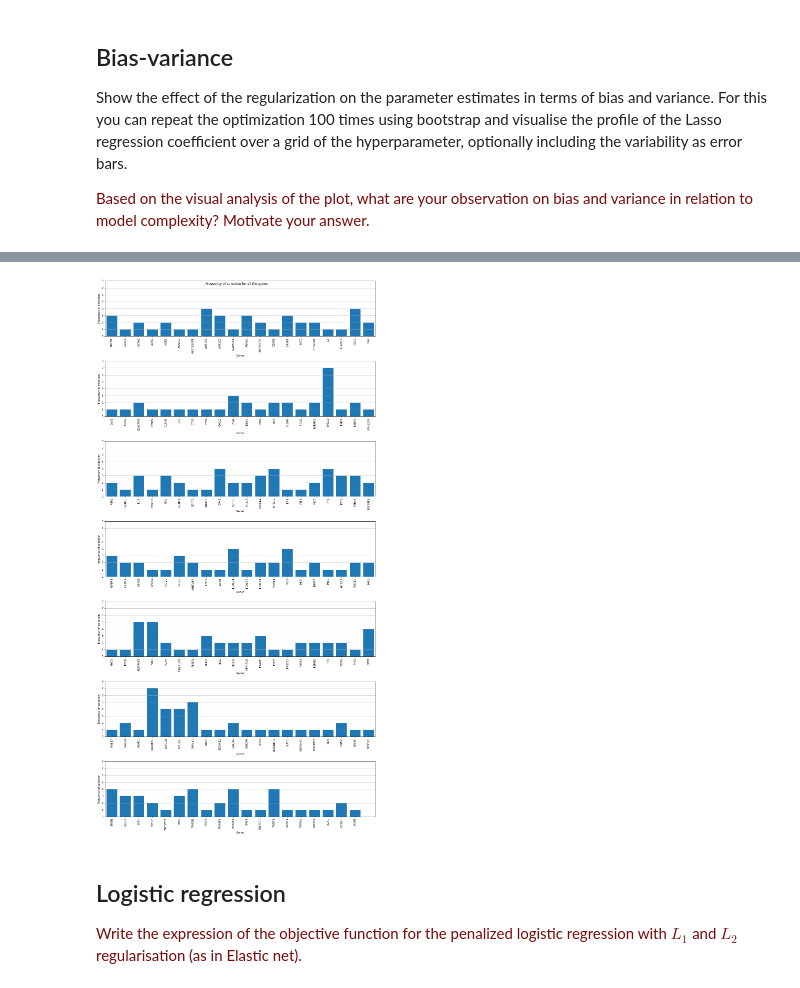
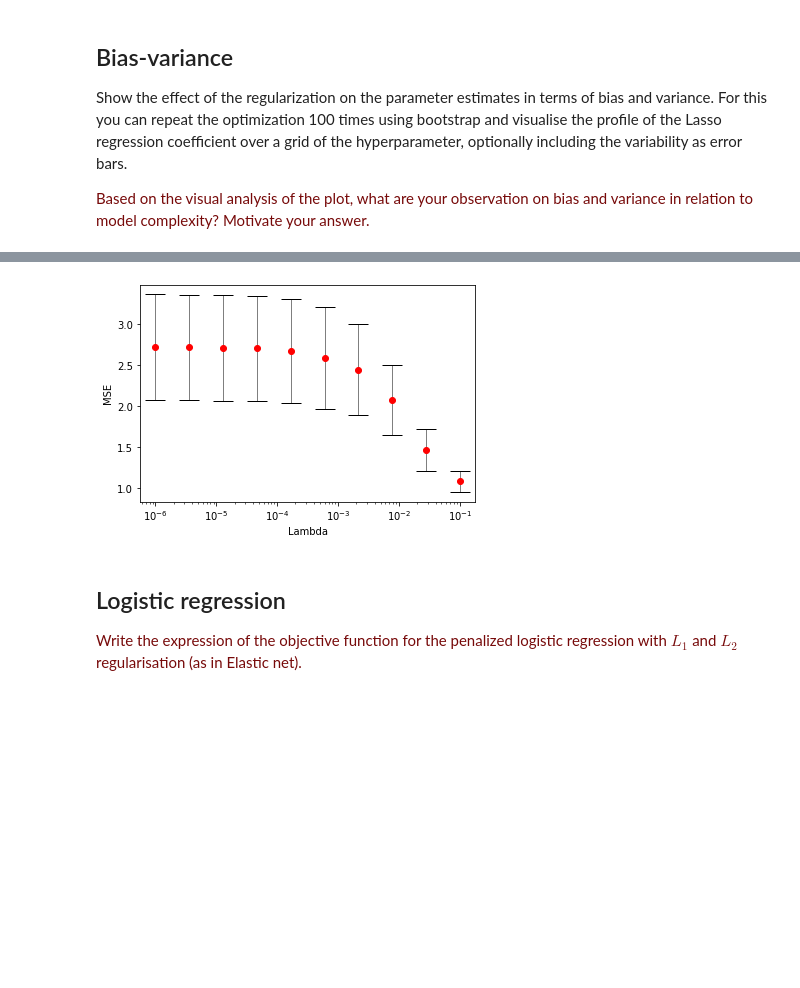
Before and after one commit to MirtheK/8dm50-machine-learning, a Jupyter notebook: practicals/week_3.ipynb, the cells around one changed output, grey strips where cells are left out. Cells and saved outputs as stored; diff of their text form; code cells hidden in the pictures; blank space fills up the shorter version.

```diff
--- a/practicals/week_3.ipynb
+++ b/practicals/week_3.ipynb
@@ -515,41 +580,39 @@ plt.show()
-# %%
-#We split it in 4 subplots
-
-def divide_chunks(l, n):
-    # looping till length l
-    for i in range(0, len(l), n):
-        yield l[i:i + n]
-
-def autolabel(rects):
-    """
-    Attach a text label above each bar displaying its height
-    """
-    for rect in rects:
-        height = rect.get_height()
-        ax.text(rect.get_x() + rect.get_width()/2., 1.05*height,
-                '%d' % int(height),
-                ha='center', va='bottom')
-subset = 20
-keys = list(feature_occurance.keys())
-values = list(feature_occurance.values())
-keys_divided = list(divide_chunks(keys, subset))
-values_divided = list(divide_chunks(values, subset))
-
-nr_plots = len(keys_divided)
-
-fig, ax = plt.subplots(nr_plots,1, figsize=(15,30))
-for i in range(len(ax)):
-    bar = ax[i].bar(keys_divided[i], values_divided[i])
-    ax[i].set_ylabel('Frequency of selection')
-    ax[i].set_xlabel('Genes')
-    ax[i].set_xlim(-0.5,subset-0.5)
-    ax[i].set_ylim(0, max(values)+1)
-    ax[i].tick_params(axis='x', labelrotation=90)
-    ax[i].grid(axis='y')
-plt.suptitle("Frequency of selection for all the genes")
-plt.tight_layout()
-# %% [output]
-[figure, removed]
+# %%
+#Now we determine the mean and variance per alpha
+import matplotlib.pyplot as plt
+mean_a1 = np.mean(results_a1)
+mean_a2 = np.mean(results_a2)
+mean_a3 = np.mean(results_a3)
+mean_a4 = np.mean(results_a4)
+mean_a5 = np.mean(results_a5)
+mean_a6 = np.mean(results_a6)
+mean_a7 = np.mean(results_a7)
+mean_a8 = np.mean(results_a8)
+mean_a9 = np.mean(results_a9)
+mean_a10 = np.mean(results_a10)
+
+means = [mean_a1, mean_a2, mean_a3, mean_a4, mean_a5, mean_a6, mean_a7, mean_a8, mean_a9, mean_a10]
+
+var_a1 = np.std(results_a1)
+var_a2 = np.std(results_a2)
+var_a3 = np.std(results_a3)
+var_a4 = np.std(results_a4)
+var_a5 = np.std(results_a5)
+var_a6 = np.std(results_a6)
+var_a7 = np.std(results_a7)
+var_a8 = np.std(results_a8)
+var_a9 = np.std(results_a9)
+var_a10 = np.std(results_a10)
+
+varsa = [var_a1, var_a2, var_a3, var_a4, var_a5, var_a6, var_a7, var_a8, var_a9, var_a10]
+
+plt.errorbar(alphas, means, yerr=[varsa, varsa], fmt='ro', ecolor='k', capsize=10, elinewidth=0.5)
+plt.xscale('log')
+plt.xlabel('Lambda')
+plt.ylabel('MSE')
+plt.show()
+# %% [output]
+[figure, added]
 # %% [markdown]
 ## Logistic regression
 
```
Also changed, not shown: parts of 6 cells of this notebook.
